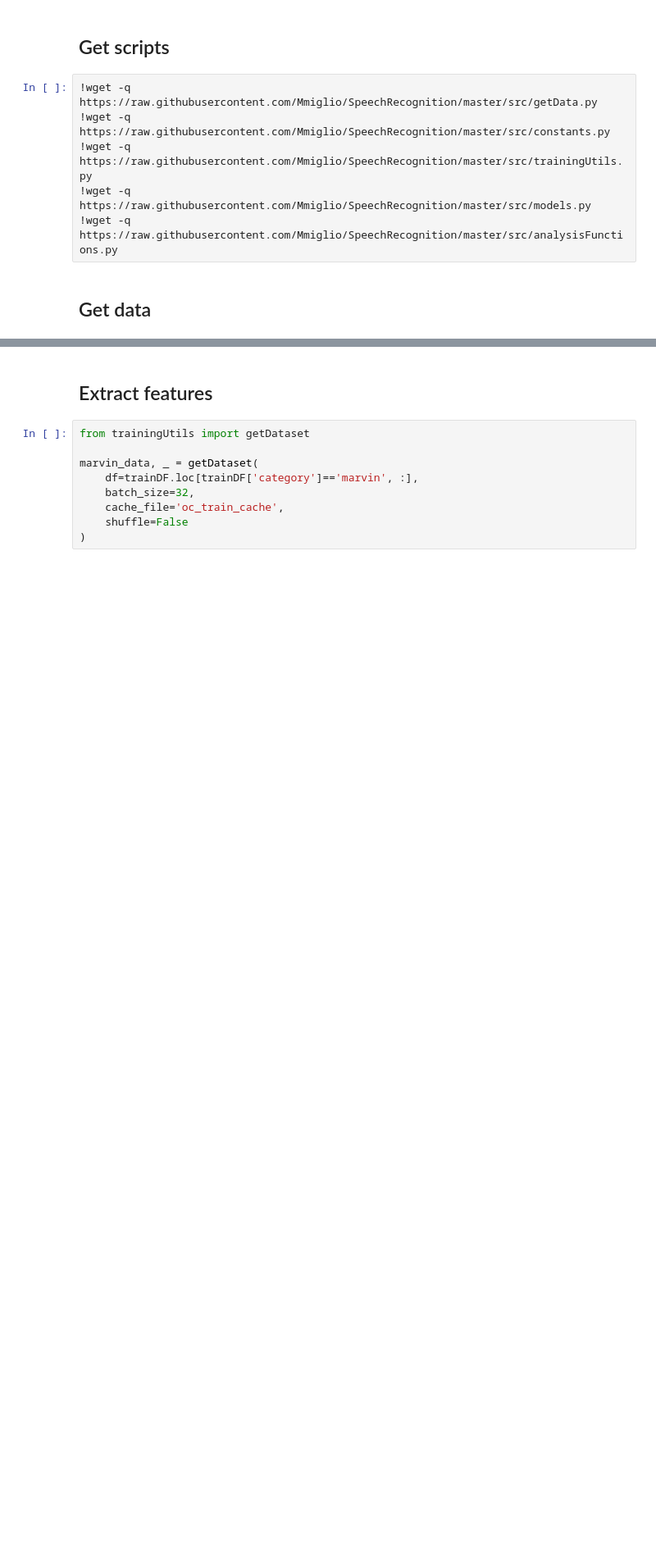
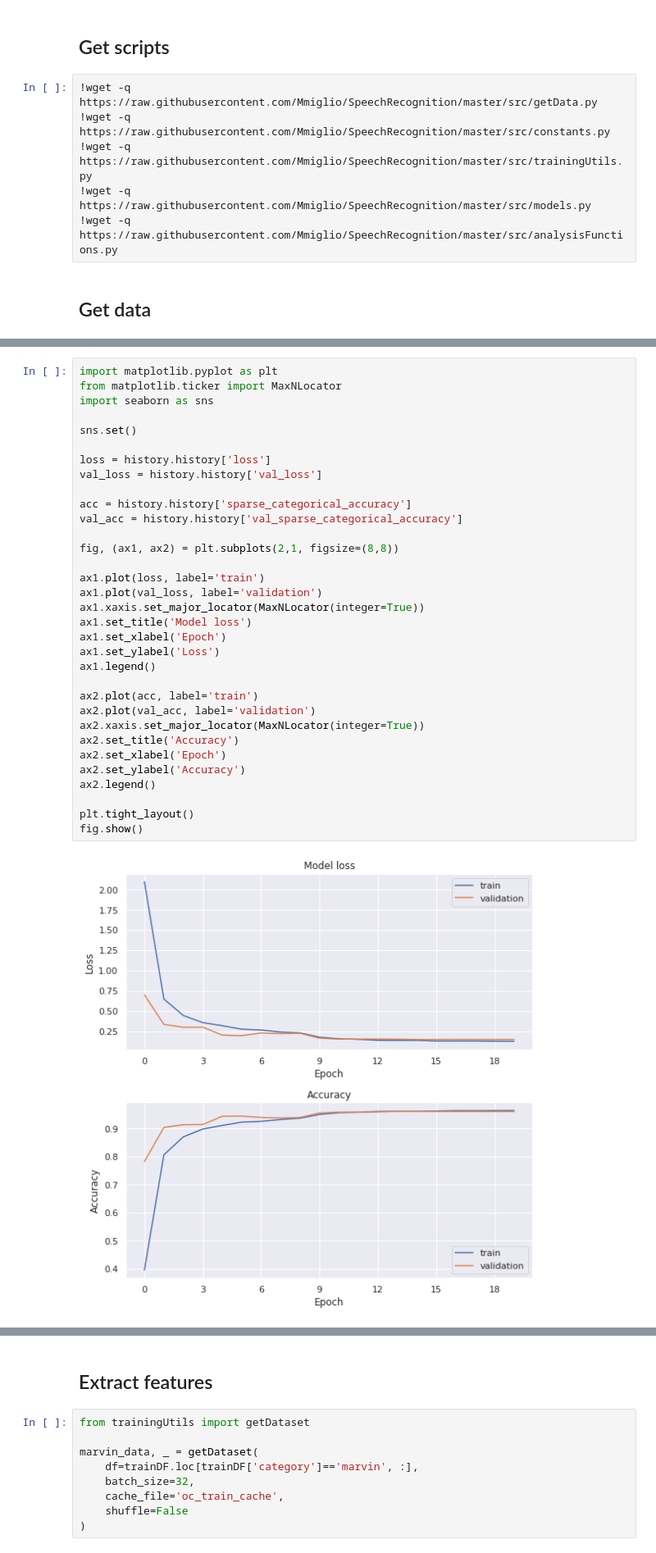
Before and after one commit to Mmiglio/SpeechRecognition, a Jupyter notebook: notebooks/OneClass_Marvin.ipynb, the cells around one changed output, grey strips where cells are left out. Shown at 82% size. Saved outputs shown, nothing was run; the diff lists cells and outputs as text; blank space fills up the shorter version.

```diff
--- a/notebooks/OneClass_Marvin.ipynb
+++ b/notebooks/OneClass_Marvin.ipynb
@@ -59,0 +204,35 @@ Version:  2.0.0-beta1
+# %%
+import matplotlib.pyplot as plt
+from matplotlib.ticker import MaxNLocator
+import seaborn as sns
+
+sns.set()
+
+loss = history.history['loss']
+val_loss = history.history['val_loss']
+
+acc = history.history['sparse_categorical_accuracy']
+val_acc = history.history['val_sparse_categorical_accuracy']
+
+fig, (ax1, ax2) = plt.subplots(2,1, figsize=(8,8))
+
+ax1.plot(loss, label='train')
+ax1.plot(val_loss, label='validation')
+ax1.xaxis.set_major_locator(MaxNLocator(integer=True))
+ax1.set_title('Model loss')
+ax1.set_xlabel('Epoch')
+ax1.set_ylabel('Loss')
+ax1.legend()
+
+ax2.plot(acc, label='train')
+ax2.plot(val_acc, label='validation')
+ax2.xaxis.set_major_locator(MaxNLocator(integer=True))
+ax2.set_title('Accuracy')
+ax2.set_xlabel('Epoch')
+ax2.set_ylabel('Accuracy')
+ax2.legend()
+
+plt.tight_layout()
+fig.show()
+# %% [output]
+[figure, added]
```
Also changed, not shown: parts of 67 cells of this notebook.
